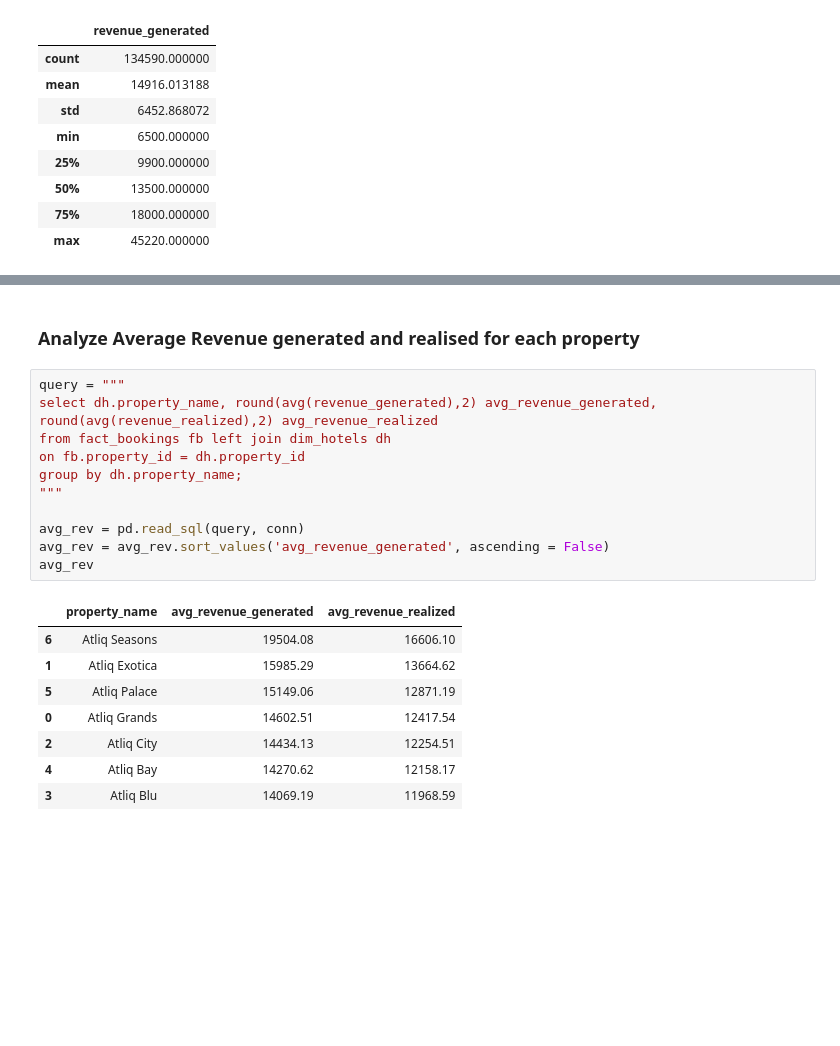
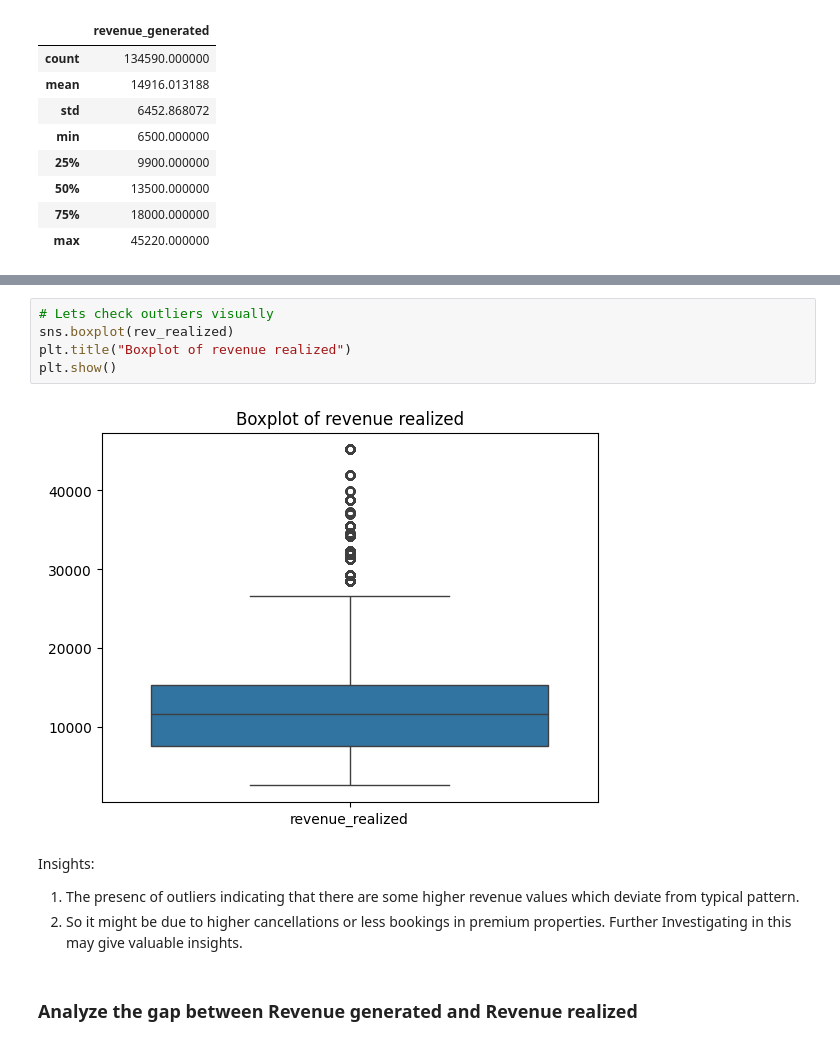
Before and after one commit to Bhuvi128/Hospitality-Revenue-Optimization-Data-analysis, a Jupyter notebook: Hospitality Revenue Optimzation.ipynb, the cells around one changed output, grey strips where cells are left out. Saved outputs shown, nothing was run; the diff lists cells and outputs as text; blank space fills up the shorter version.

```diff
--- a/Hospitality Revenue Optimzation.ipynb
+++ b/Hospitality Revenue Optimzation.ipynb
@@ -48,22 +178,13 @@ rev_generated.describe()
+# %%
+# Lets check outliers visually
+sns.boxplot(rev_realized)
+plt.title("Boxplot of revenue realized")
+plt.show()
+# %% [output]
+[figure, added]
+# %% [markdown]
+Insights:
+1. The presenc of outliers indicating that there are some higher revenue values which deviate from typical pattern.
+2. So it might be due to higher cancellations or less bookings in premium properties. Further Investigating in this may give valuable insights.
 # %% [markdown]
-### Analyze Average Revenue generated and realised for each property
+### Analyze the gap between Revenue generated and Revenue realized
-# %%
-query = """
-select dh.property_name, round(avg(revenue_generated),2) avg_revenue_generated, round(avg(revenue_realized),2) avg_revenue_realized
-from fact_bookings fb left join dim_hotels dh
-on fb.property_id = dh.property_id
-group by dh.property_name;
-"""
-
-avg_rev = pd.read_sql(query, conn)
-avg_rev = avg_rev.sort_values('avg_revenue_generated', ascending = False)
-avg_rev
-# %% [output]
-|  | property_name | avg_revenue_generated | avg_revenue_realized |
-| 6 | Atliq Seasons | 19504.08 | 16606.10 |
-| 1 | Atliq Exotica | 15985.29 | 13664.62 |
-| 5 | Atliq Palace | 15149.06 | 12871.19 |
-| 0 | Atliq Grands | 14602.51 | 12417.54 |
-| 2 | Atliq City | 14434.13 | 12254.51 |
-| 4 | Atliq Bay | 14270.62 | 12158.17 |
-| 3 | Atliq Blu | 14069.19 | 11968.59 |
```
Also changed, not shown: parts of 28 cells of this notebook, 1 other file.
